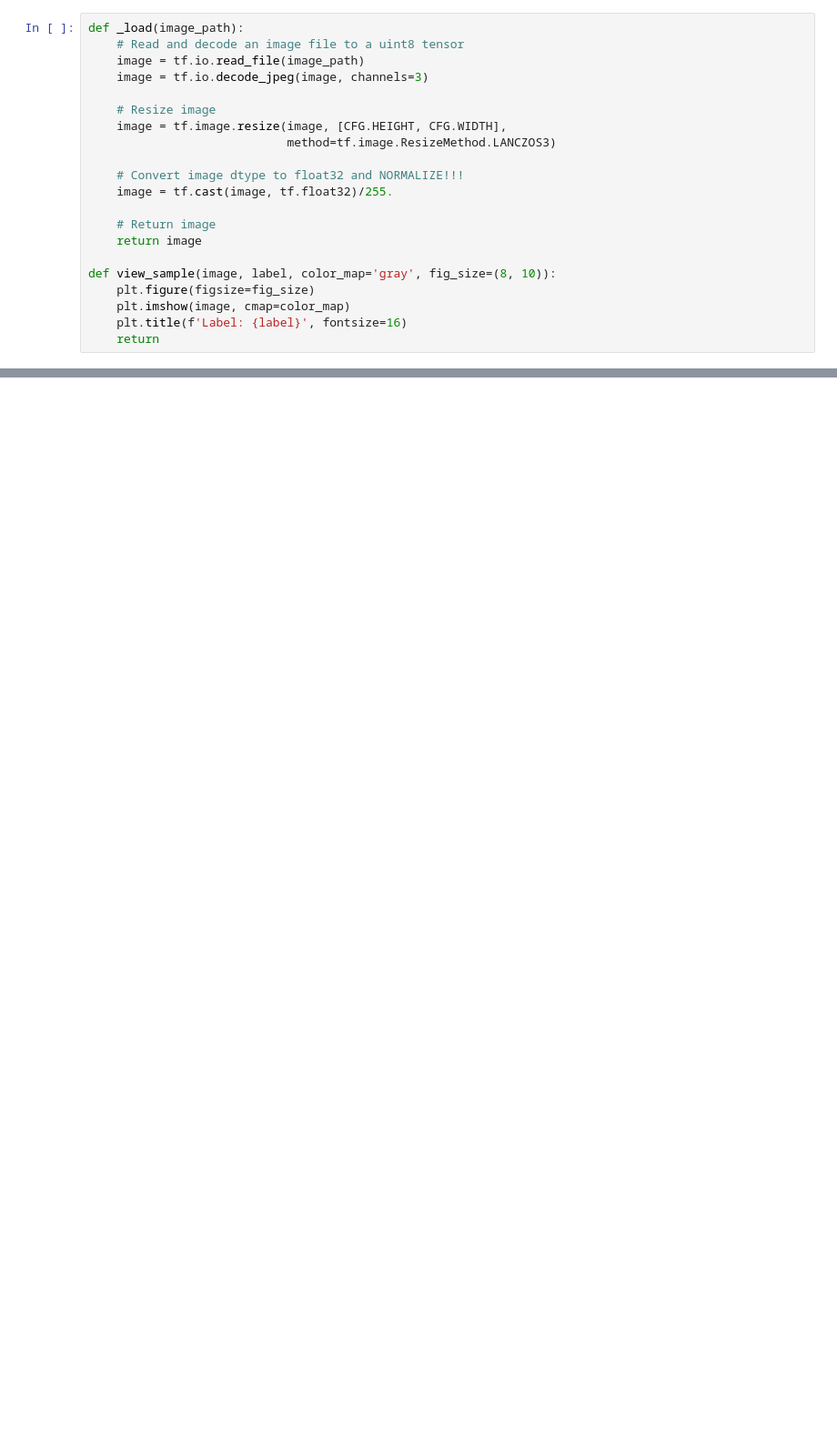
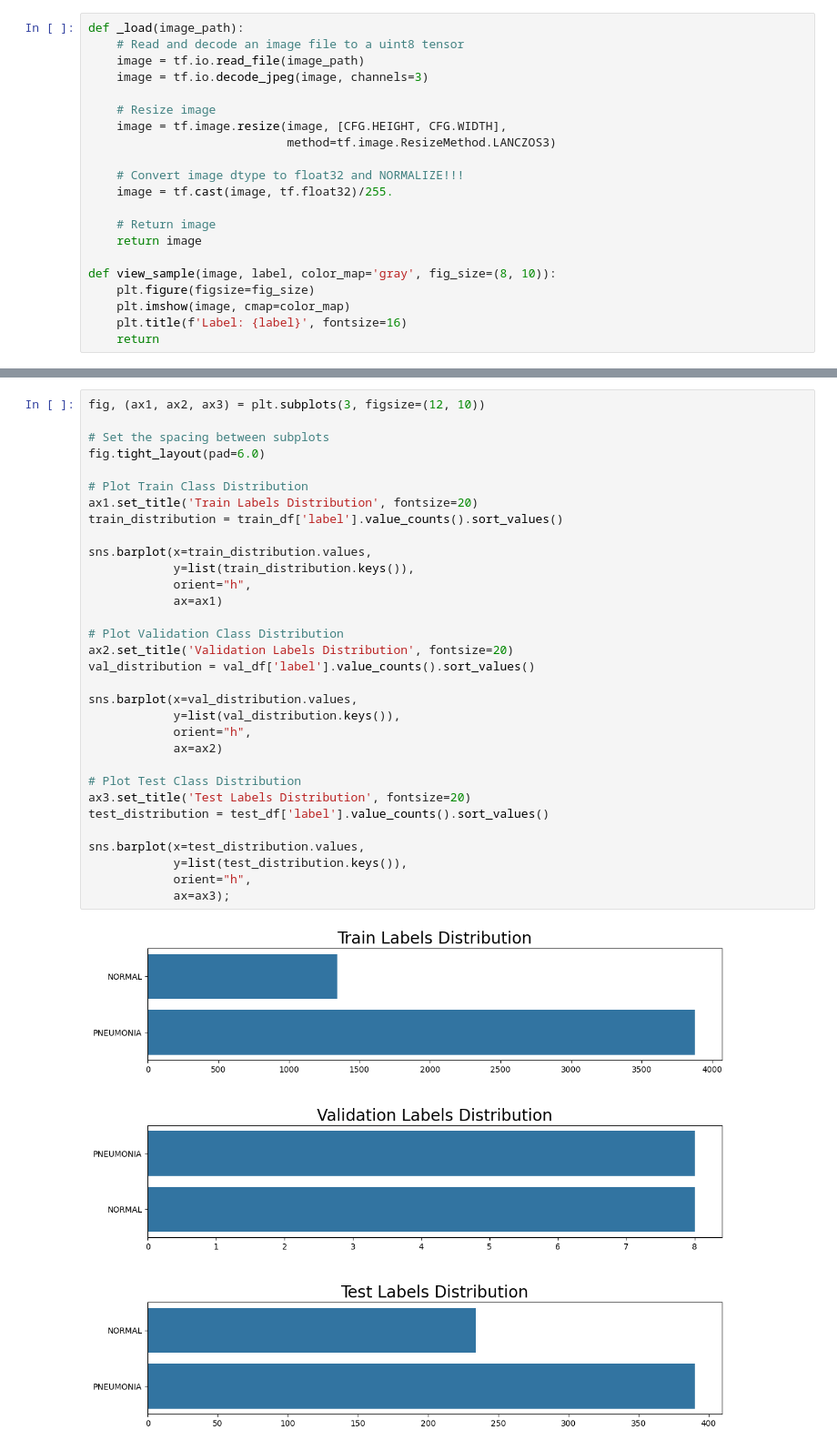
Before and after one commit to anixa-s/prsf-26, a Jupyter notebook: main.ipynb, the cells around one changed output, grey strips where cells are left out. Shown at 91% size. Drawn from its saved outputs; the diff is of its cells as text; blank space fills up the shorter version.

```diff
--- a/main.ipynb
+++ b/main.ipynb
@@ -201,3 +242,37 @@ view_mulitiple_samples(train_df, _load,
+# %%
+fig, (ax1, ax2, ax3) = plt.subplots(3, figsize=(12, 10))
+
+# Set the spacing between subplots
+fig.tight_layout(pad=6.0)
+
+# Plot Train Class Distribution
+ax1.set_title('Train Labels Distribution', fontsize=20)
+train_distribution = train_df['label'].value_counts().sort_values()
+
+sns.barplot(x=train_distribution.values,
+            y=list(train_distribution.keys()),
+            orient="h",
+            ax=ax1)
+
+# Plot Validation Class Distribution
+ax2.set_title('Validation Labels Distribution', fontsize=20)
+val_distribution = val_df['label'].value_counts().sort_values()
+
+sns.barplot(x=val_distribution.values,
+            y=list(val_distribution.keys()),
+            orient="h",
+            ax=ax2)
+
+# Plot Test Class Distribution
+ax3.set_title('Test Labels Distribution', fontsize=20)
+test_distribution = test_df['label'].value_counts().sort_values()
+
+sns.barplot(x=test_distribution.values,
+            y=list(test_distribution.keys()),
+            orient="h",
+            ax=ax3);
+# %% [output]
+[figure, added]
 # %%
 # new train and validation split
 train_pneumonia = train_df[train_df['label'] == 'PNEUMONIA']
```
Also changed, not shown: parts of 9 cells of this notebook.
